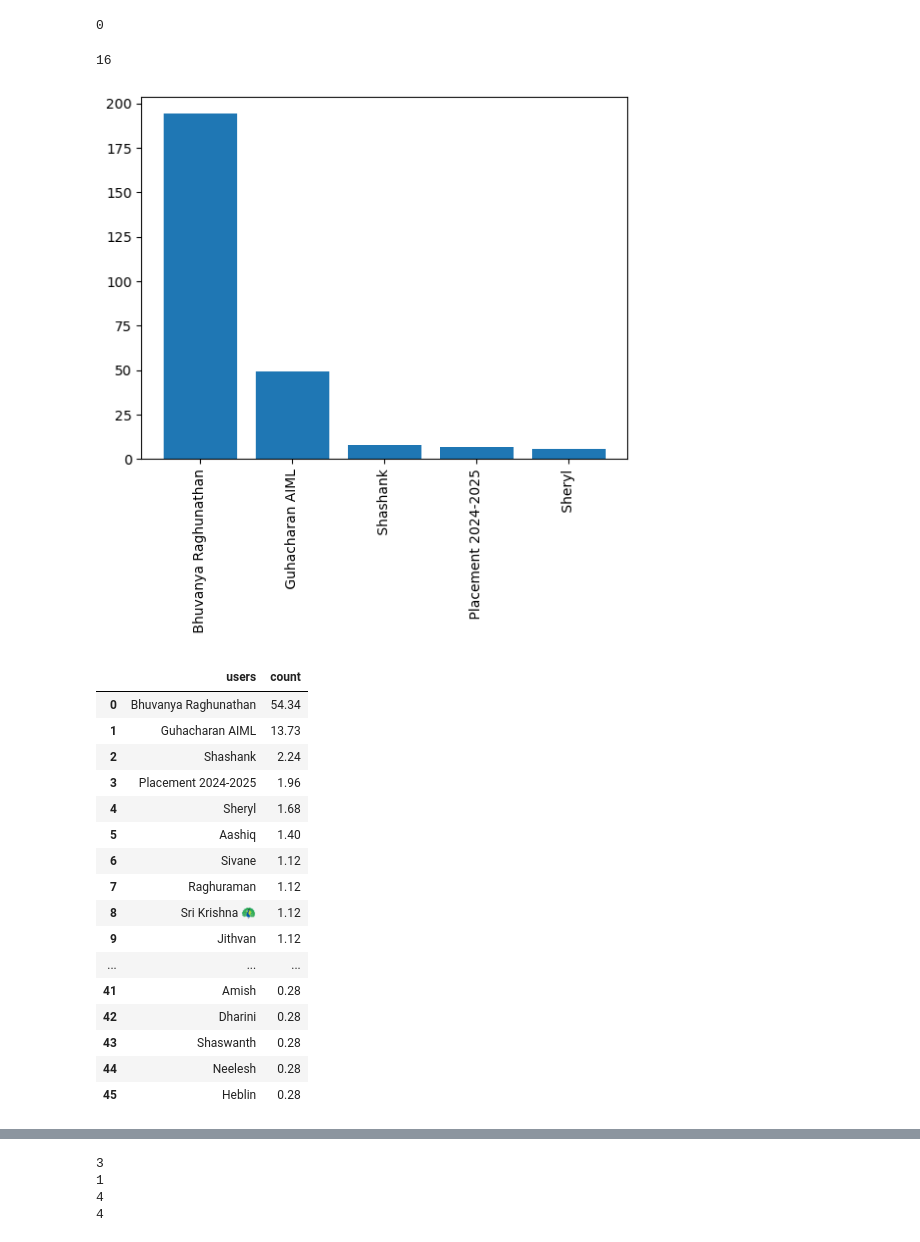
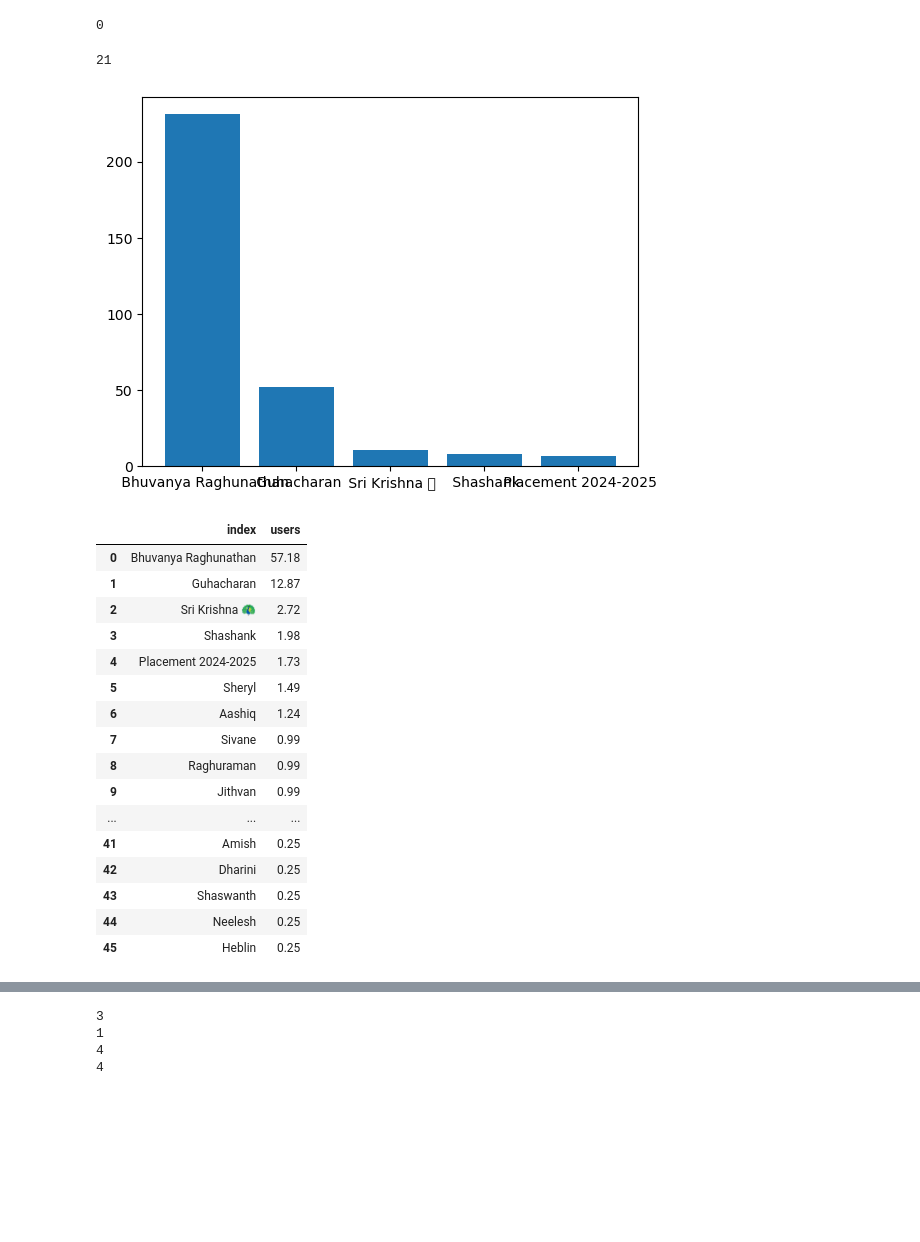
Before and after one commit to mohdzahan/WhatsApp-Chat-Insights-Dashboard, a Jupyter notebook: analysis.ipynb, the cells around one changed output, grey strips where cells are left out. Saved outputs shown, nothing was run; the diff lists cells and outputs as text; code cells hidden in the pictures; blank space fills up the shorter version.

```diff
--- a/analysis.ipynb
+++ b/analysis.ipynb
@@ -4,7 +4,7 @@
 import pandas as pd
 import re
 # %%
-f= open("W2.txt")
+f= open("_chat2.txt")
 # %%
 data = f.read()
 # %%
@@ -264,40 +264,40 @@ for messages in df['user_message']:
 
 len(links)
 # %% [output]
-16
+21
 # %%
 count_user = df['users'].value_counts().head()
 
 import matplotlib.pyplot as plt
 
 names = count_user.index
 count = count_user.values
 
 plt.bar(names,count)
-plt.xticks(rotation='vertical')
+
 plt.show()
 # %% [output]
-[figure, old version]
+[figure, new version]
 # %%
 round((df['users'].value_counts()/df.shape[0])*100,2).reset_index()
 # %% [output]
-|  | users | count |
-| 0 | Bhuvanya Raghunathan | 54.34 |
-| 1 | Guhacharan AIML | 13.73 |
-| 2 | Shashank | 2.24 |
-| 3 | Placement 2024-2025 | 1.96 |
-| 4 | Sheryl | 1.68 |
-| 5 | Aashiq | 1.40 |
-| 6 | Sivane | 1.12 |
-| 7 | Raghuraman | 1.12 |
-| 8 | Sri Krishna 🦚 | 1.12 |
-| 9 | Jithvan | 1.12 |
+|  | index | users |
+| 0 | Bhuvanya Raghunathan | 57.18 |
+| 1 | Guhacharan | 12.87 |
+| 2 | Sri Krishna 🦚 | 2.72 |
+| 3 | Shashank | 1.98 |
+| 4 | Placement 2024-2025 | 1.73 |
+| 5 | Sheryl | 1.49 |
+| 6 | Aashiq | 1.24 |
+| 7 | Sivane | 0.99 |
+| 8 | Raghuraman | 0.99 |
+| 9 | Jithvan | 0.99 |
 | ... | ... | ... |
-| 41 | Amish | 0.28 |
-| 42 | Dharini | 0.28 |
-| 43 | Shaswanth | 0.28 |
-| 44 | Neelesh | 0.28 |
-| 45 | Heblin | 0.28 |
+| 41 | Amish | 0.25 |
+| 42 | Dharini | 0.25 |
+| 43 | Shaswanth | 0.25 |
+| 44 | Neelesh | 0.25 |
+| 45 | Heblin | 0.25 |
 # %%
 f= open("stopwords.txt",'r')
 stop_words = f.read()
```
Also changed, not shown: parts of 34 cells of this notebook, 4 other files.
